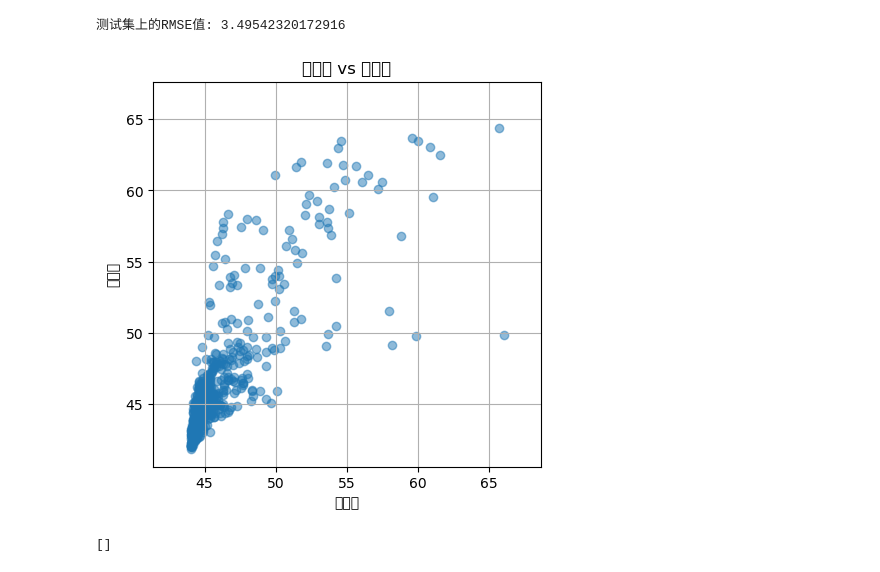
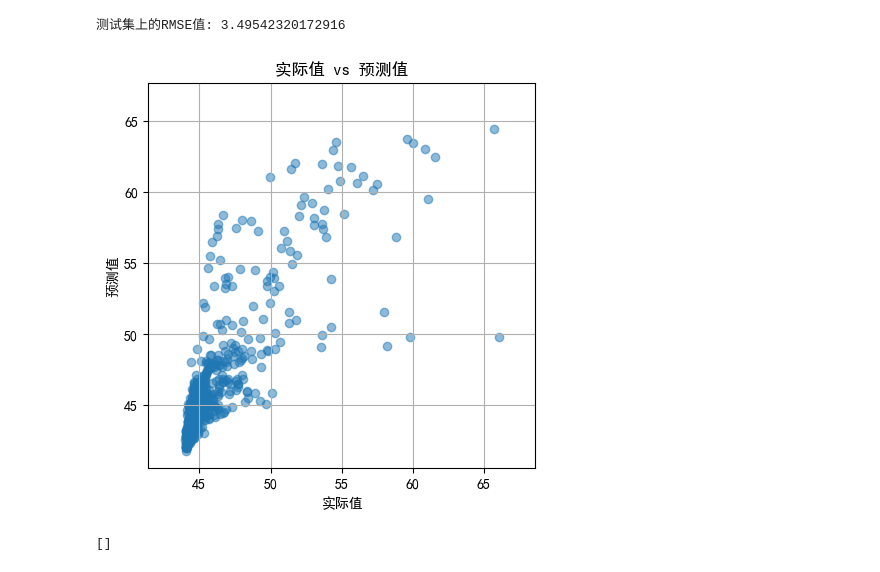
Before and after one commit to 155469wxh/AI, a Jupyter notebook: 基于回归分析的大学综合得分预测/mycode.ipynb, the cells around one changed output. Saved outputs shown, nothing was run; the diff lists cells and outputs as text; code cells hidden in the pictures.

```diff
--- a/基于回归分析的大学综合得分预测/mycode.ipynb
+++ b/基于回归分析的大学综合得分预测/mycode.ipynb
@@ -94,25 +94,26 @@ print(f"测试集上的RMSE值: {rmse}")
 测试集上的RMSE值: 3.49542320172916
 # %%
 import matplotlib.pyplot as plt
-
+plt.rcParams['font.sans-serif'] = ['SimHei']
+plt.rcParams['axes.unicode_minus'] = False  # 用来正常显示负号
 plt.figure(figsize=(5, 5))
 plt.scatter(y_test, y_pred, alpha=0.5)
 plt.title('实际值 vs 预测值')
 plt.xlabel('实际值')
 plt.ylabel('预测值')
 
 # 启用坐标网格
 plt.grid(True)
 
 # 设置 x 轴和 y 轴等比例
 plt.axis('equal')
 
 # 设置横轴取值范围为45到65
 plt.xlim(45, 65)
 
 plt.show()
 # %% [output]
-[figure, old version]
+[figure, new version]
 # %%
 # 导入必要的库
 import numpy as np
```
Also changed, not shown: 1 other file.
